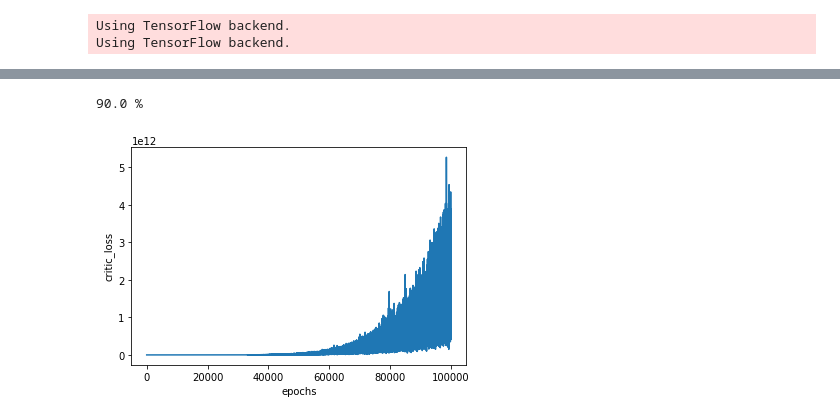
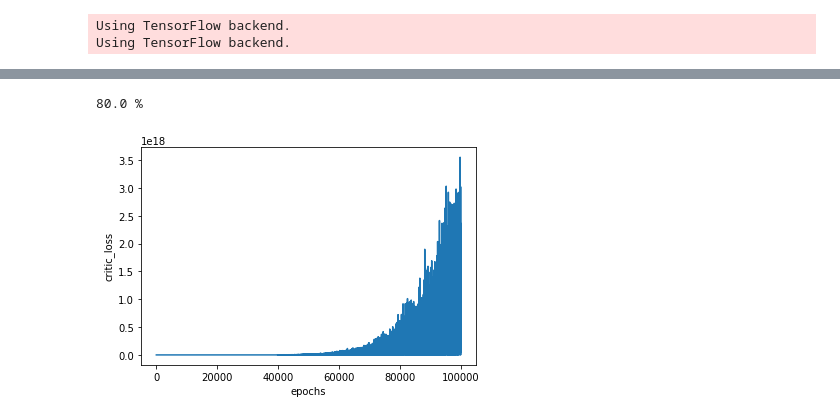
Before and after one commit to ibuki1024/eventDDPG, a Jupyter notebook: notebook/self_trigger/linear/3-dim.ipynb, the cells around one changed output, grey strips where cells are left out. Saved outputs shown, nothing was run; the diff lists cells and outputs as text; code cells hidden in the pictures.

```diff
--- a/notebook/self_trigger/linear/3-dim.ipynb
+++ b/notebook/self_trigger/linear/3-dim.ipynb
@@ -80,2 +92,2 @@ def discretized_system(A, B, dt):
 # %%
-T = dlqr(env.A, env.B, Q, R, 0.15)
+T = dlqr(env.A, env.B, Q, R, 0.05)
@@ -82,7 +96,7 @@ T = dlqr(env.A, env.B, Q, R, 0.15)
 # %%
 l = .5
 env.reset()
-initial_state = np.array([3.,3.,3.])
+initial_state = np.array([3.,-3.,3.])
 env.set_state(initial_state)
 
 states = [initial_state]
@@ -103,7 +117,7 @@ while True:
     reward = 0
     x = env.state
     # a_agent, tau = control_law(x, env)
-    a_agent, tau = np.clip(np.dot(T, x), -10, 10), 0.15
+    a_agent, tau = np.clip(np.dot(T, x), -10, 10), 0.05
     taus.append(tau)
     acc_time += tau
     time_log.append(acc_time)
@@ -163,7 +175,7 @@ plt.show()
 x_train = []
 y_train = []
 high = np.array([7, 7, 7])
-tau = 0.15
+tau = 0.1
 for i in range(30000):
     x_train.append([np.random.uniform(low=-high, high=high)])
     y_train.append([np.clip(np.dot(T, x_train[-1][0]), -10, 10), tau])
@@ -290,7 +304,7 @@ S3 = np.linspace(-7, 7, 10)
 S1, S2, S3 = np.meshgrid(S1, S2, S3)
 S1, S2, S3 = S1.flatten(), S2.flatten(), S3.flatten()
 
-nn = 10
+nn = 5
 for st in range(nn):
     for i, x in enumerate(zip(S1, S2, S3)):
         env.reset()
@@ -304,7 +318,7 @@ for st in range(nn):
         action_repetition = int(np.ceil(100 * tau))  # minimum natural number which makes `dt` smaller than 0.005
         dt = .01
         for p in range(action_repetition):
-            _,r,_,_ = env.step(np.array([a_agent]), dt, tau, 0)
+            _,r,_,_ = env.step(np.array([a_agent]), dt, tau, ln=1.)
             r *= np.exp(- alpha * p * dt)
             reward += r
         reward *= dt
@@ -314,13 +328,13 @@ for st in range(nn):
     print('\r' + f'{int(st)*100/nn} %', end='')
 memory = np.array(memory)
 # %% [output]
-90.0 %
+80.0 %
 # %%
 # critic learning
 critic = critic_net((2,),(3,))[0]
 critic.compile(Adam(lr=0.001, clipnorm=1.), loss='mean_squared_error')
 epoch = 100000
-batch_size = 64
+batch_size = 32
 arr = np.array(range(memory.shape[0]))
 losses = []
 for _ in range(epoch):
@@ -329,31 +343,31 @@ for _ in range(epoch):
     state0_batch = []
     action_batch = []
     reward_batch = []
     state1_batch = []
     for m in mem:
         state0_batch.append([m[0]])
         action_batch.append(m[1])
         reward_batch.append([m[2]])
         state1_batch.append([m[3]])
     state0_batch, action_batch, reward_batch, state1_batch = \
     np.array(state0_batch), np.array(action_batch), np.array(reward_batch), np.array(state1_batch)
 
     # TD error
     next_action = actor.predict_on_batch(state1_batch)
     state1_batch_with_action = [next_action, state1_batch]
     target = critic.predict_on_batch(state1_batch_with_action)
     discount = np.exp(- alpha * action_batch[:,1].reshape(batch_size, 1))
     r_second = np.multiply(discount, target)
     r = reward_batch + r_second
 
     # learn
     critic_input_batch = [action_batch, state0_batch]
     loss = critic.train_on_batch(critic_input_batch, r)
     losses.append(loss)
 
 plt.plot(losses)
 plt.xlabel('epochs')
 plt.ylabel('critic_loss')
 plt.show()
 # %% [output]
-[figure, old version]
+[figure, new version]
```
Also changed, not shown: parts of 10 cells of this notebook, 16 other files.
